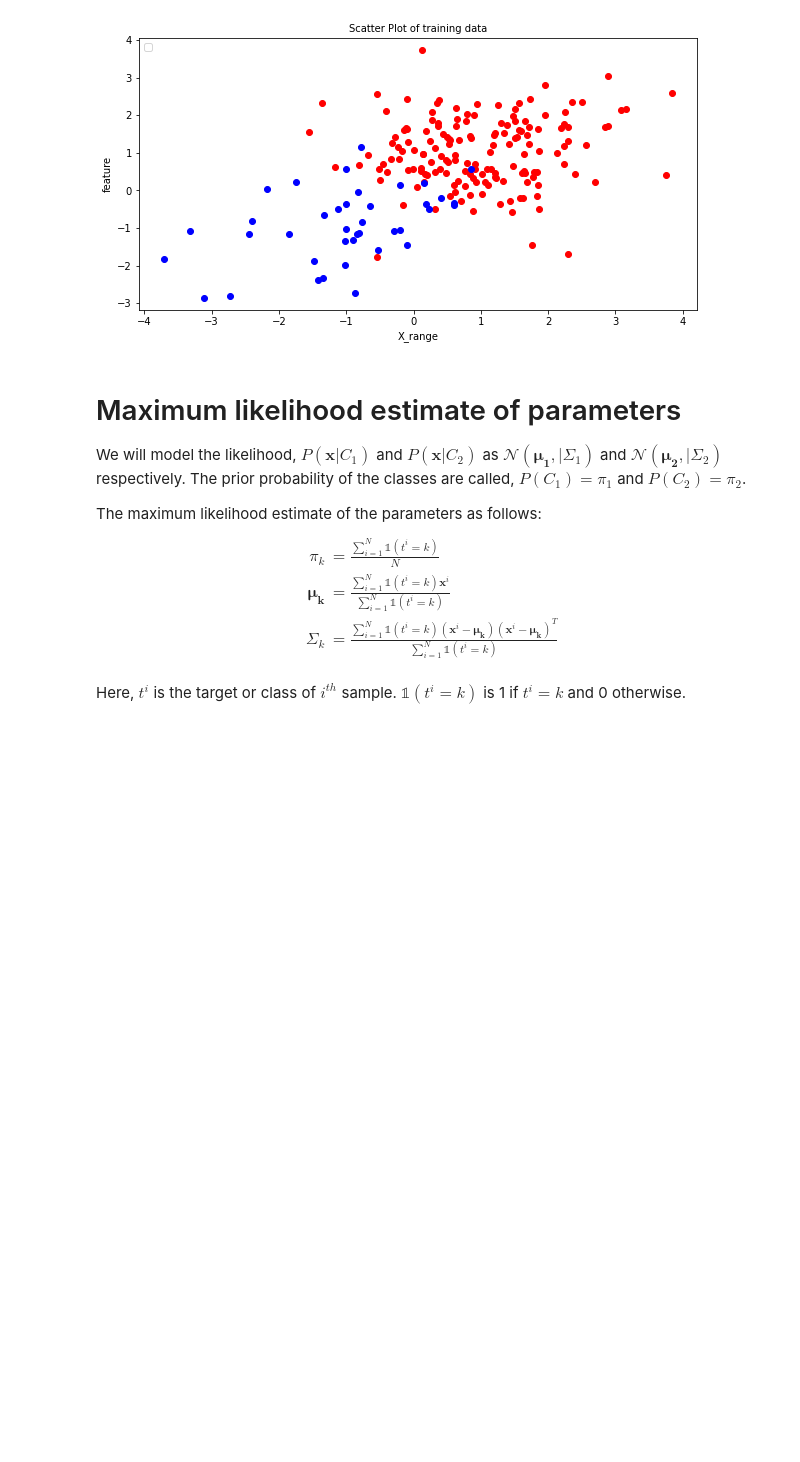
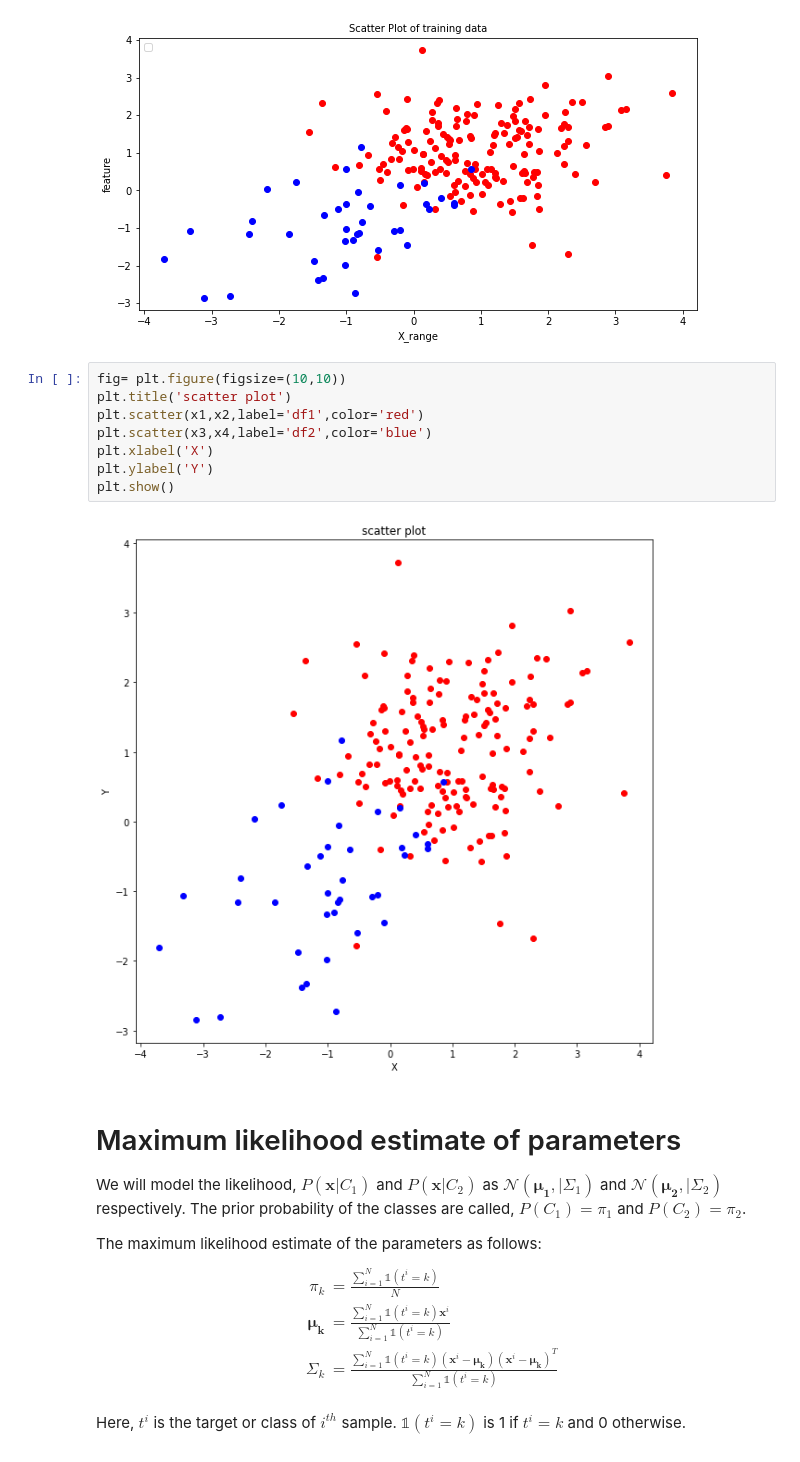
Before and after one commit to NehaNeha417/ML_SHALA, a Jupyter notebook: final Assignment3-ML.ipynb, the cells around one changed output. Drawn from its saved outputs; the diff is of its cells as text; blank space fills up the shorter version.

```diff
--- a/final Assignment3-ML.ipynb
+++ b/final Assignment3-ML.ipynb
@@ -72,6 +65,16 @@ plt.show()
 # %% [output]
 No handles with labels found to put in legend.
 [figure]
+# %%
+fig= plt.figure(figsize=(10,10))
+plt.title('scatter plot')
+plt.scatter(x1,x2,label='df1',color='red')
+plt.scatter(x3,x4,label='df2',color='blue')
+plt.xlabel('X')
+plt.ylabel('Y')
+plt.show()
+# %% [output]
+[figure, added]
 # %% [markdown]
 # Maximum likelihood estimate of parameters
 
```
Also changed, not shown: parts of 4 cells of this notebook.
